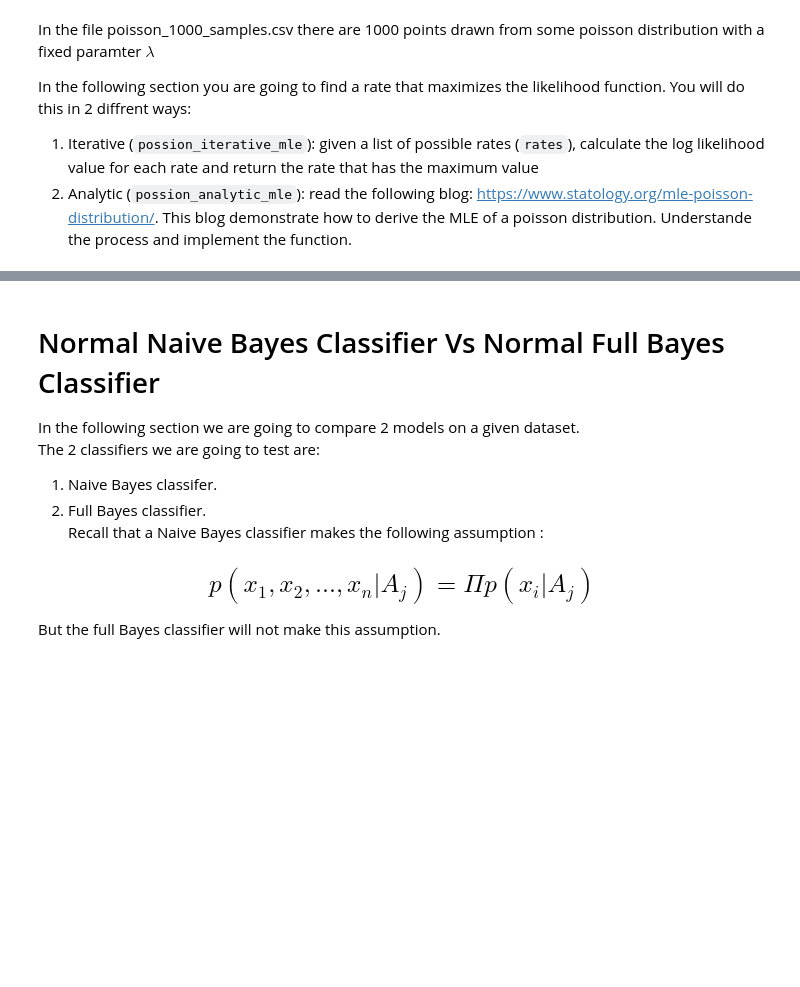
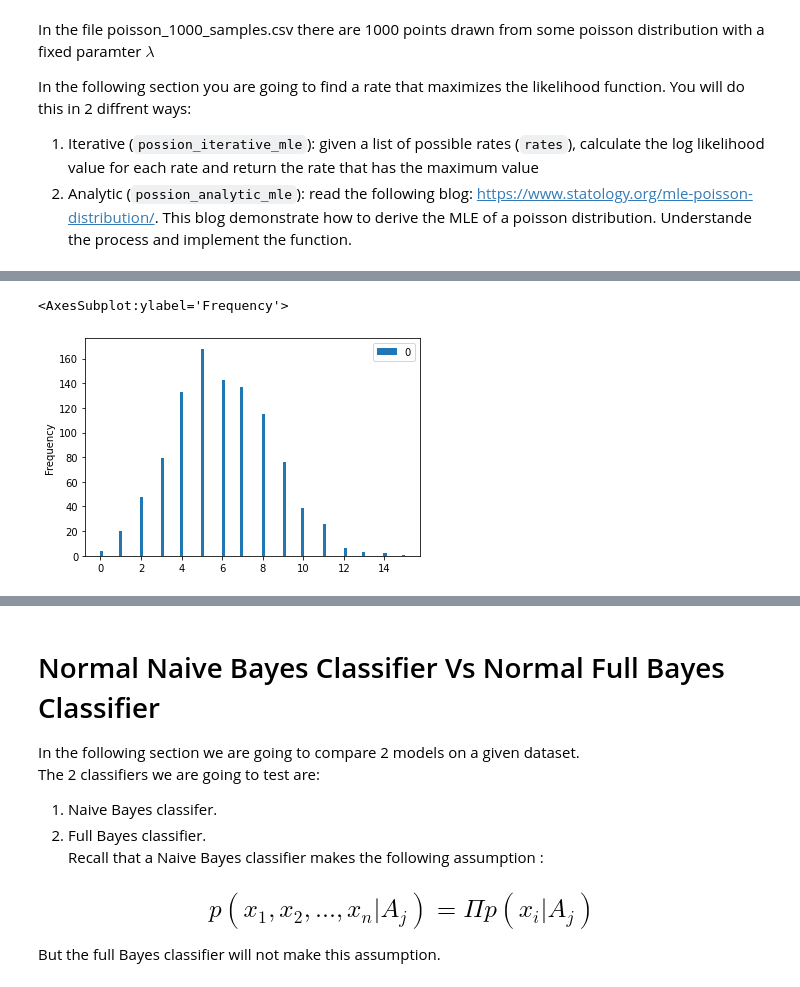
Before and after one commit to RoyR-IDC/MachineLearningFromData, a Jupyter notebook: HW3/ProbabilisticModels.ipynb, the cells around one changed output, grey strips where cells are left out. Cells and saved outputs as stored; diff of their text form; code cells hidden in the pictures; blank space fills up the shorter version.

```diff
--- a/HW3/ProbabilisticModels.ipynb
+++ b/HW3/ProbabilisticModels.ipynb
@@ -127,5 +174,6 @@ In the following section you are going to find a rate that maximizes the likelih
 1. Iterative (`possion_iterative_mle`): given a list of possible rates (`rates`), calculate the log likelihood value for each rate and return the rate that has the maximum value
 2. Analytic (`possion_analytic_mle`): read the following blog: https://www.statology.org/mle-poisson-distribution/. This blog demonstrate how to derive the MLE of a poisson distribution. Understande the process and implement the function.
 # %%
-poisson_samples = pd.read_csv('data/poisson_1000_samples.csv').values.flatten()
+df = pd.read_csv('data/poisson_1000_samples.csv')
+poisson_samples = df.values.flatten()
 rates = np.linspace(1e-20, 20, num=1000)
@@ -132,3 +192,8 @@ rates = np.linspace(1e-20, 20, num=1000)
+# %%
+df.plot.hist(bins=100)
+# %% [output]
+<AxesSubplot:ylabel='Frequency'>
+[figure, added]
 # %%
 def get_poisson_log_likelihoods(samples, rates):
     """
```
Also changed, not shown: parts of 25 cells of this notebook.
